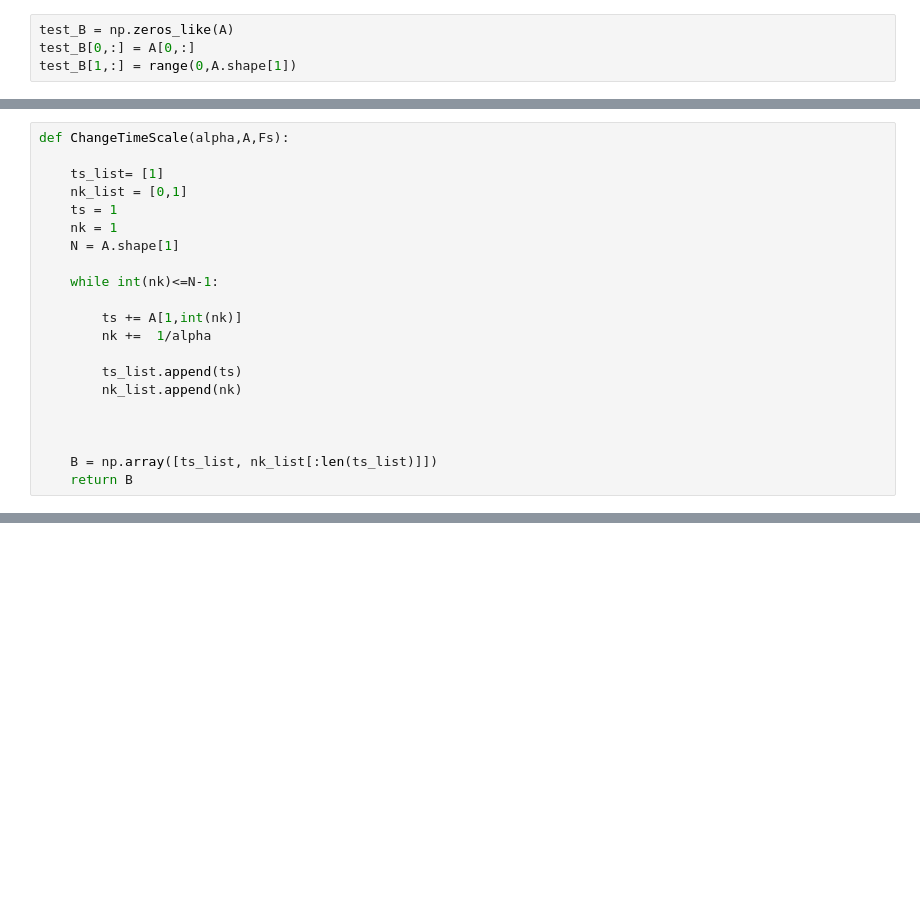
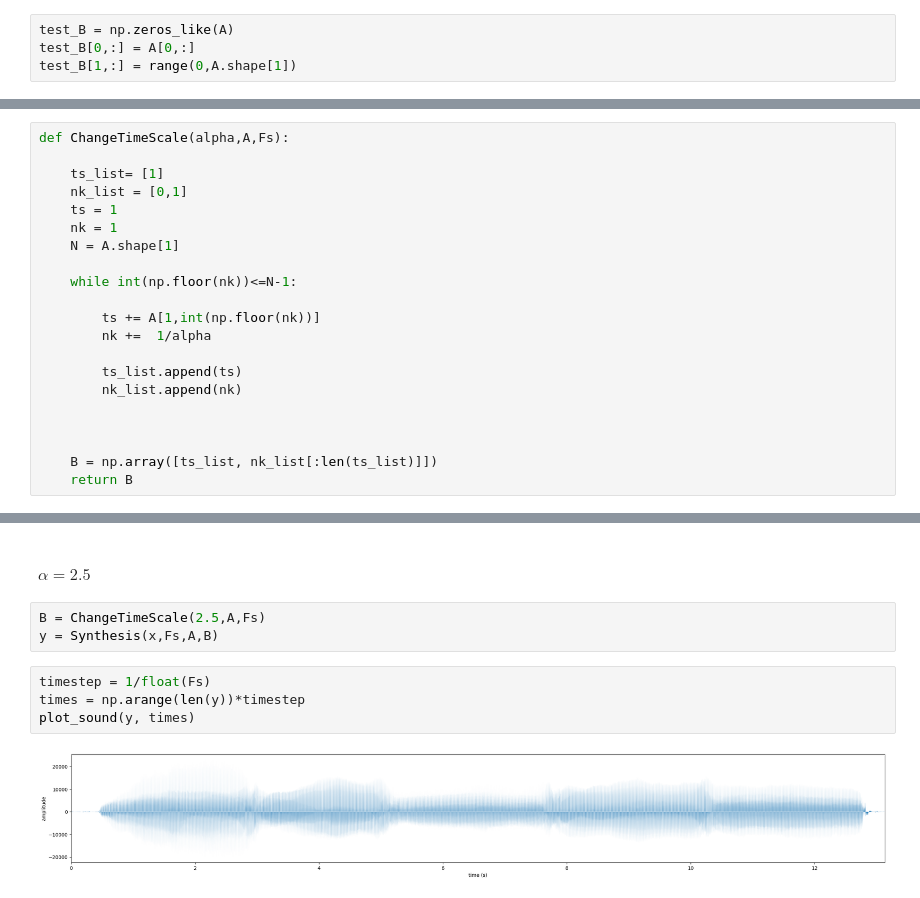
Before and after one commit to KarinaMusina44/MVA-AudioSignalAnalysis, a Jupyter notebook: Modifications-Lab/template-TP-modifications.ipynb, the cells around one changed output, grey strips where cells are left out. Saved outputs shown, nothing was run; the diff lists cells and outputs as text; blank space fills up the shorter version.

```diff
--- a/Modifications-Lab/template-TP-modifications.ipynb
+++ b/Modifications-Lab/template-TP-modifications.ipynb
@@ -231,9 +246,9 @@ def ChangeTimeScale(alpha,A,Fs):
     nk = 1
     N = A.shape[1]
 
-    while int(nk)<=N-1:
+    while int(np.floor(nk))<=N-1:
 
-        ts += A[1,int(nk)]
+        ts += A[1,int(np.floor(nk))]
         nk +=  1/alpha
 
         ts_list.append(ts)
@@ -280,3 +275,14 @@ plot_sound(y, times)
 Audio(y, rate=Fs)
 # %% [output]
 [interactive output not drawn]
+# %% [markdown]
+#### $\alpha = 2.5$
+# %%
+B = ChangeTimeScale(2.5,A,Fs)
+y = Synthesis(x,Fs,A,B)
+# %%
+timestep = 1/float(Fs)
+times = np.arange(len(y))*timestep
+plot_sound(y, times)
+# %% [output]
+[figure, added]
```
Also changed, not shown: parts of 22 cells of this notebook.
